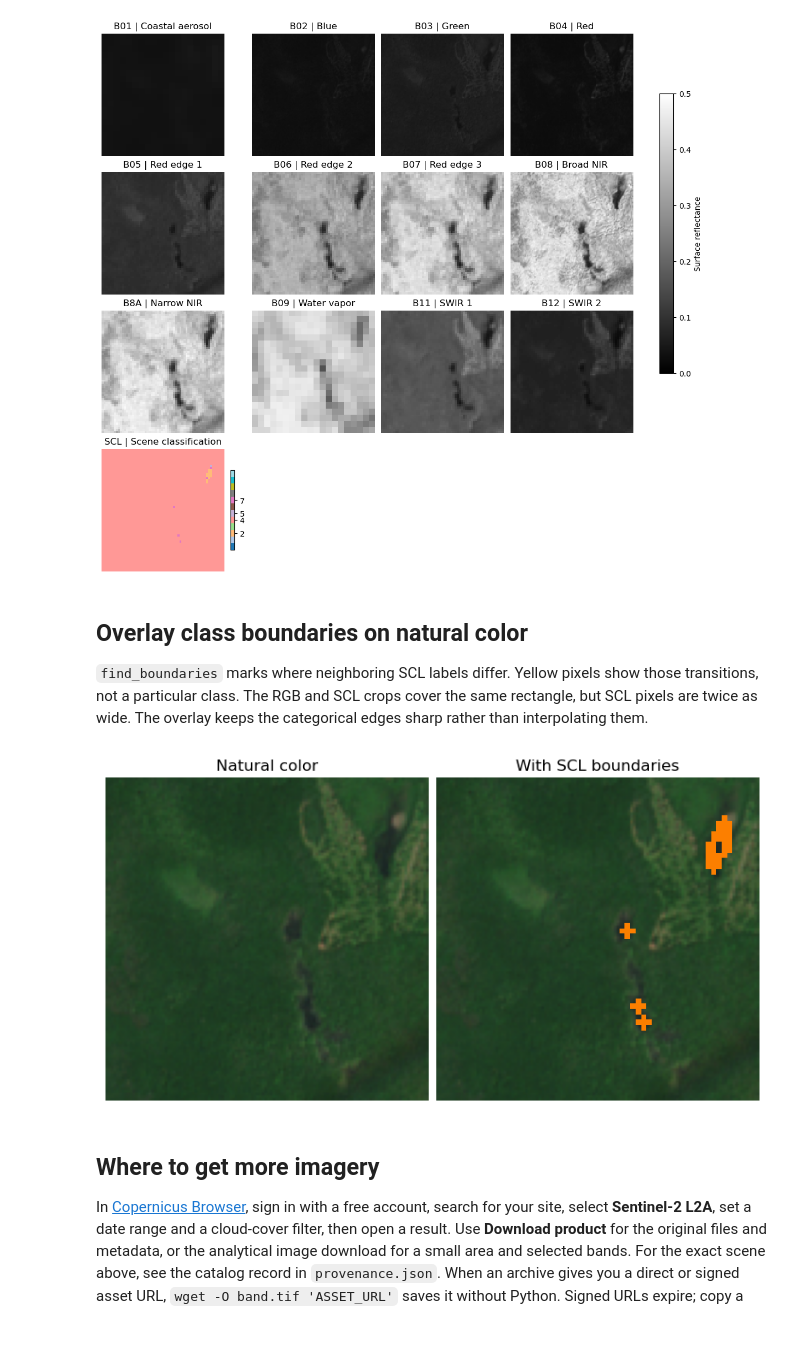
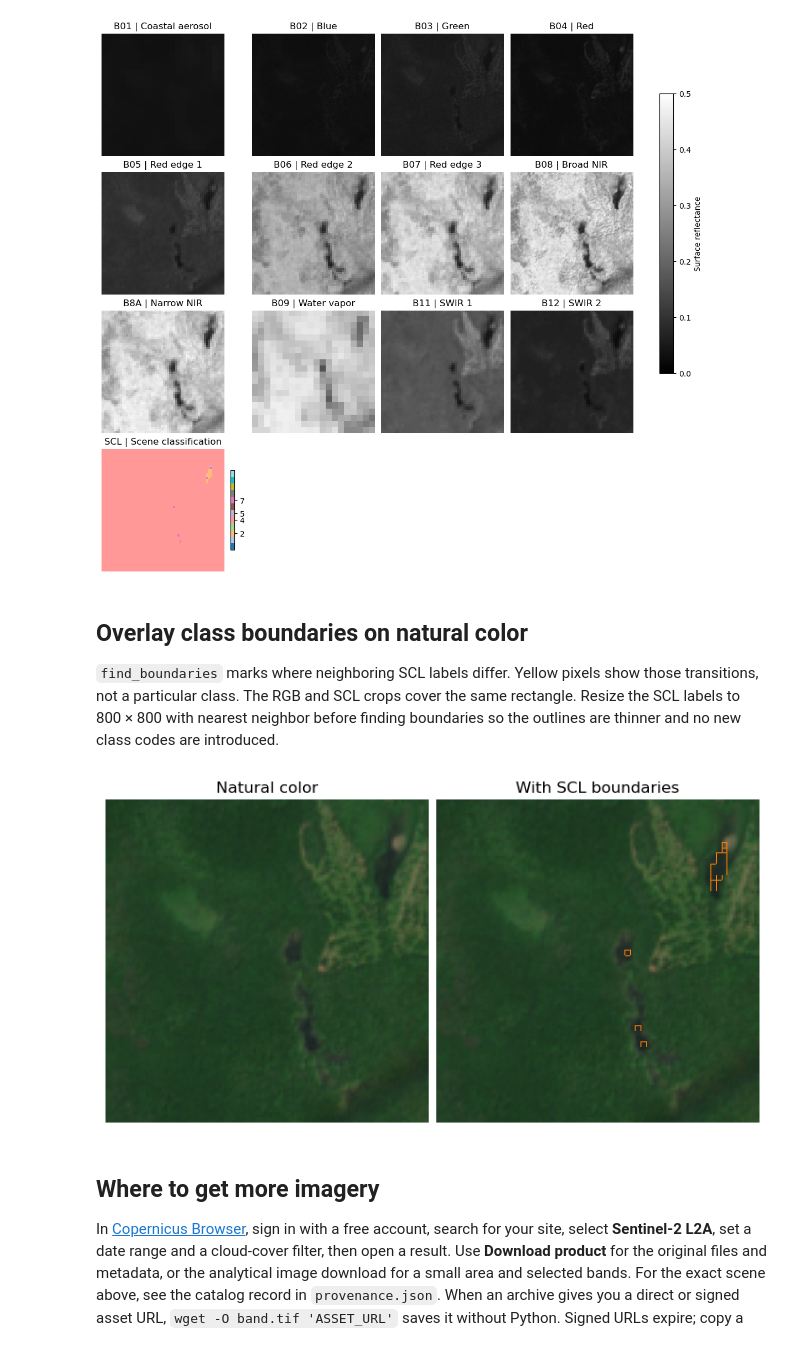
Before and after one commit to jfemiani/cse620b-public, a Jupyter notebook: Lessons/11-Remote-Sensing-in-Forestry-and-Vegetation/demo-sentinel-2-l2a.ipynb, the cells around one changed output. Drawn from its saved outputs; the diff is of its cells as text; code cells hidden in the pictures.

```diff
--- a/Lessons/11-Remote-Sensing-in-Forestry-and-Vegetation/demo-sentinel-2-l2a.ipynb
+++ b/Lessons/11-Remote-Sensing-in-Forestry-and-Vegetation/demo-sentinel-2-l2a.ipynb
@@ -125,20 +126,22 @@ plt.show()
 
 `find_boundaries` marks where neighboring SCL labels differ. Yellow pixels
 show those transitions, not a particular class. The RGB and SCL crops
-cover the same rectangle, but SCL pixels are twice as wide. The overlay
-keeps the categorical edges sharp rather than interpolating them.
+cover the same rectangle. Resize the SCL labels to 800 × 800 with nearest
+neighbor before finding boundaries so the outlines are thinner and no
+new class codes are introduced.
 # %%
-edges = find_boundaries(images["SCL"].filled(0), mode="thick")
+display_labels = resize(images["SCL"].filled(0), (800, 800), order=0, anti_aliasing=False)
+edges = find_boundaries(display_labels, mode="thick")
 fig, axes = plt.subplots(1, 2, figsize=(7, 4), layout="constrained")
 for ax, title in zip(axes, ("Natural color", "With SCL boundaries")):
     ax.imshow(np.clip(rgb / 0.22, 0, 1), extent=(0, 1200, 0, 1200))
     ax.set_title(title)
     ax.set_axis_off()
 axes[1].imshow(np.ma.masked_where(~edges, edges), extent=(0, 1200, 0, 1200),
                cmap="Wistia", vmin=0, vmax=1, interpolation="nearest")
 plt.show()
 # %% [output]
-[figure, old version]
+[figure, new version]
 # %% [markdown]
 ## Where to get more imagery
 
```
Also changed, not shown: parts of 2 cells of this notebook, 8 other files.
